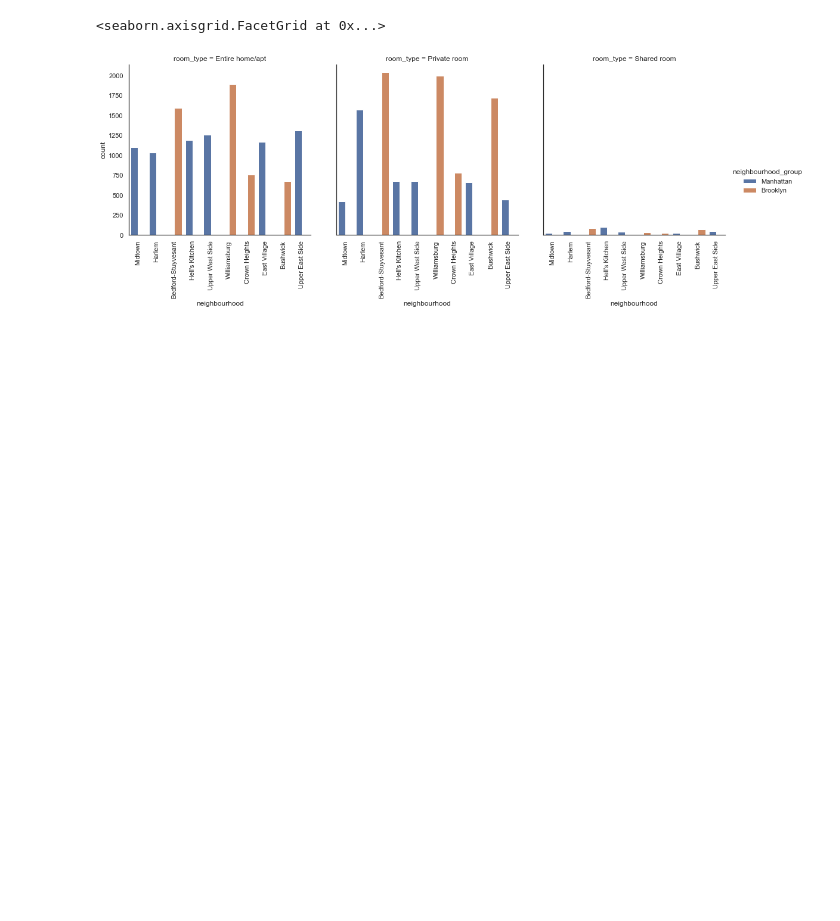
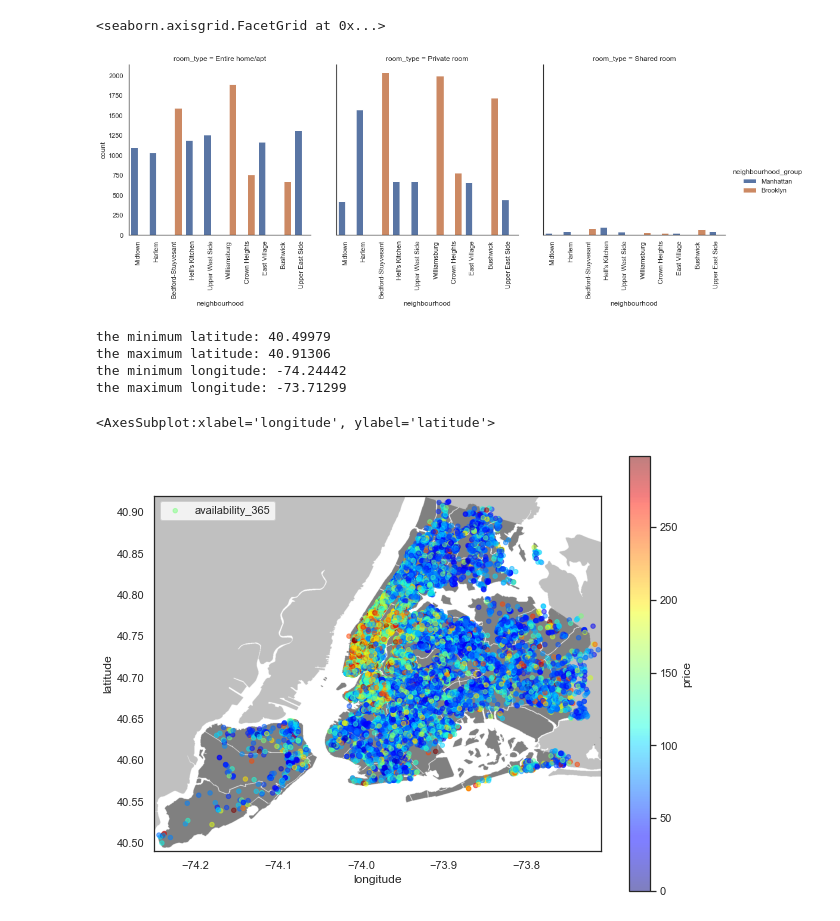
Before and after one commit to yu-tracy/Kaggle-projects, a Jupyter notebook: Project 1/NYC_Airbnb.ipynb, the cells around one changed output. Cells and saved outputs as stored; diff of their text form; code cells hidden in the pictures; blank space fills up the shorter version.

```diff
--- a/Project 1/NYC_Airbnb.ipynb
+++ b/Project 1/NYC_Airbnb.ipynb
@@ -161,3 +161,33 @@ ax3.set_xticklabels(rotation=90)
 # %% [output]
 <seaborn.axisgrid.FacetGrid at 0x...>
 [figure]
+# %%
+min_latitude = airbnb['latitude'].min()
+max_latitude = airbnb['latitude'].max()
+min_longitude = airbnb['longitude'].min()
+max_longitude = airbnb['longitude'].max()
+print("the minimum latitude:", min_latitude)
+print("the maximum latitude:", max_latitude)
+print("the minimum longitude:", min_longitude)
+print("the maximum longitude:", max_longitude)
+# %% [output]
+the minimum latitude: 40.49979
+the maximum latitude: 40.91306
+the minimum longitude: -74.24442
+the maximum longitude: -73.71299
+# %%
+import urllib
+
+plt.figure(figsize=(10,8))
+
+image_name = 'nyc_map.PNG'
+urllib.request.urlretrieve('https://upload.wikimedia.org/wikipedia/commons/e/ec/Neighbourhoods_New_York_City_Map.PNG', image_name)
+nyc_img = plt.imread(image_name)
+plt.imshow(nyc_img, extent=[-74.25, -73.71, 40.49,40.92])
+
+ax4 = plt.gca()
+price_lowerthan_300.plot(kind='scatter', x='longitude', y='latitude', label='availability_365', c='price', ax=ax4,
+           cmap=plt.get_cmap('jet'), colorbar=True, alpha=0.5)
+# %% [output]
+<AxesSubplot:xlabel='longitude', ylabel='latitude'>
+[figure, added]
```
Also changed, not shown: parts of 3 cells of this notebook.
